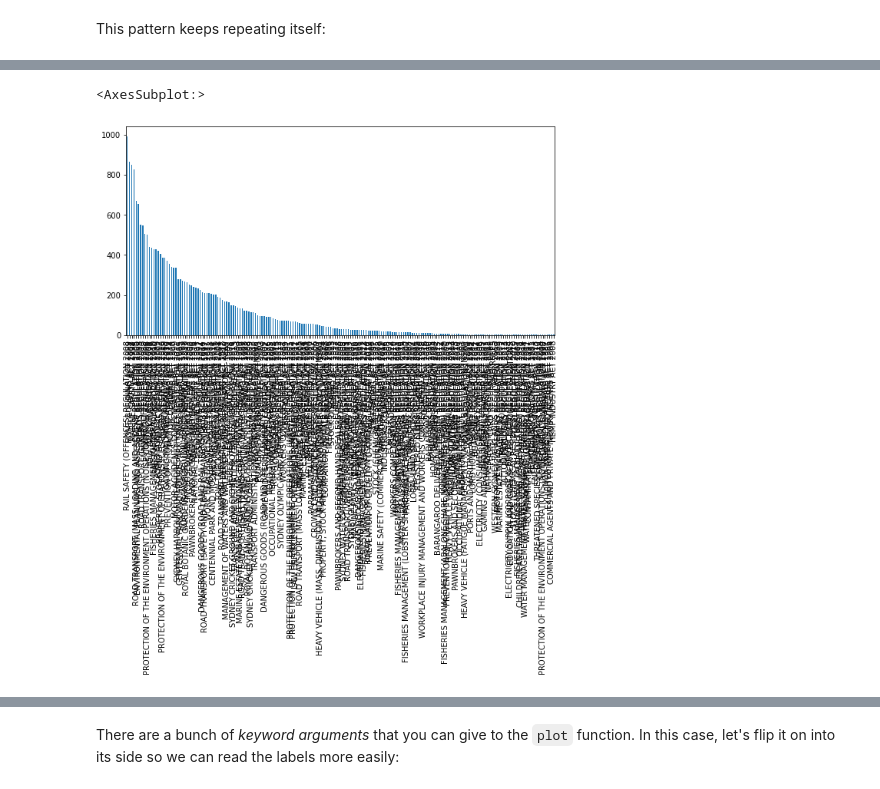
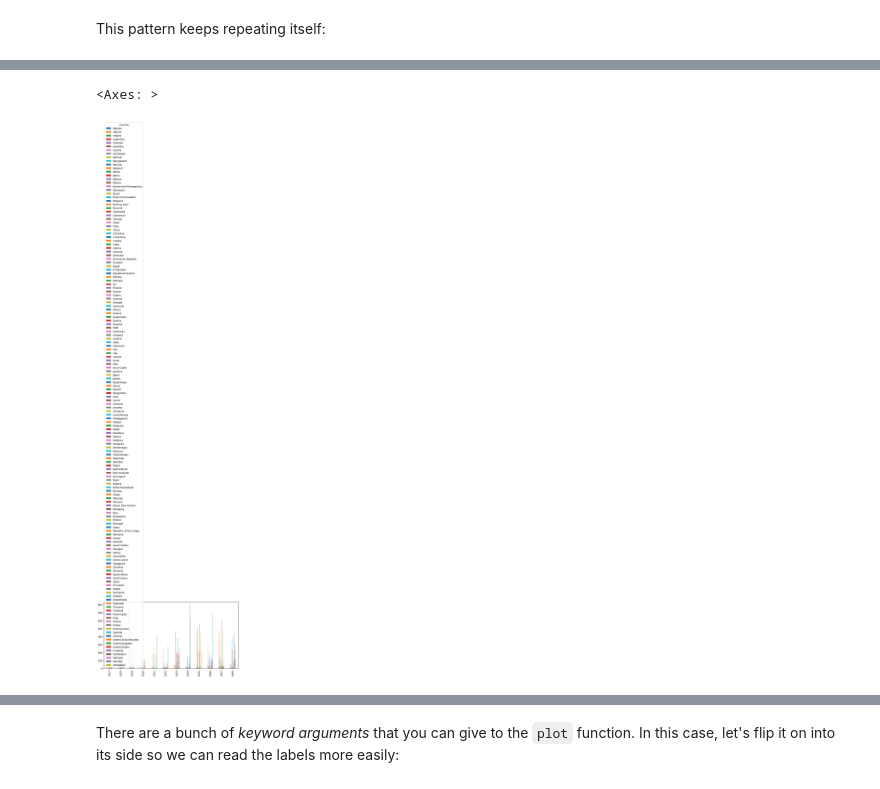
Before and after one commit to Teresa-bing/dataproject, a Jupyter notebook: basic_pandas.ipynb, the cells around one changed output, grey strips where cells are left out. Saved outputs shown, nothing was run; the diff lists cells and outputs as text; code cells hidden in the pictures.

```diff
--- a/basic_pandas.ipynb
+++ b/basic_pandas.ipynb
@@ -61,0 +34,5 @@ penalty_data.head(15)
+# %%
+
+revenue_df = pd.read_excel(filepath, sheet_name="Global Comparison", skiprows=3, skipfooter=156)
+print("done")
+revenue_df.tail(5)
@@ -74,0 +92,3 @@ penalty_data.sample(5)
+# %%
+cdf=revenue_df.set_index("Country").T
+cdf.head()
@@ -391,5 +660,5 @@ This pattern keeps repeating itself:
 # %%
-pdvc[pdvc < 1000].plot(kind="bar")
+cdf[cdf < 800].plot(kind="bar")
 # %% [output]
-<AxesSubplot:>
+<Axes: >
-[figure, old version]
+[figure, new version]
```
Also changed, not shown: parts of 77 cells of this notebook, 1 other file.
